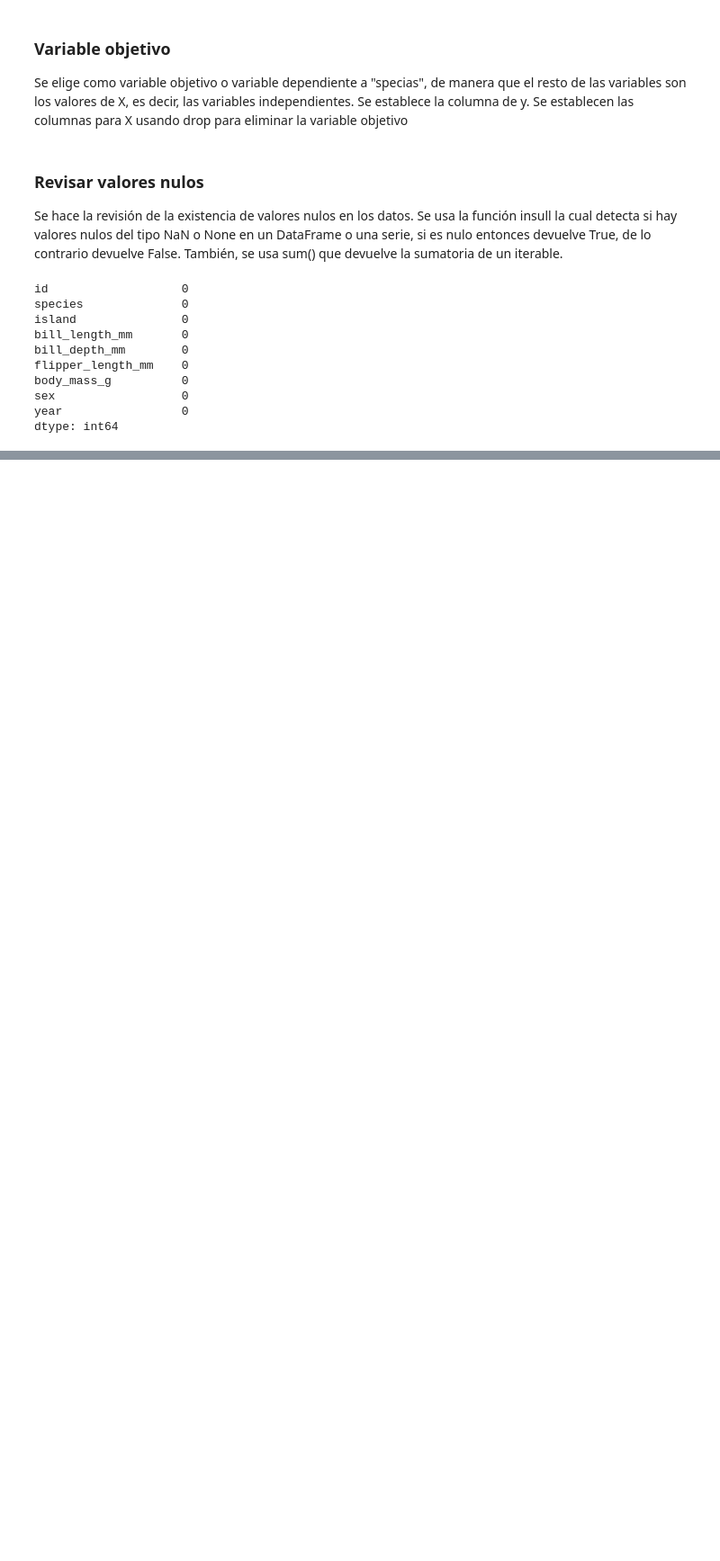
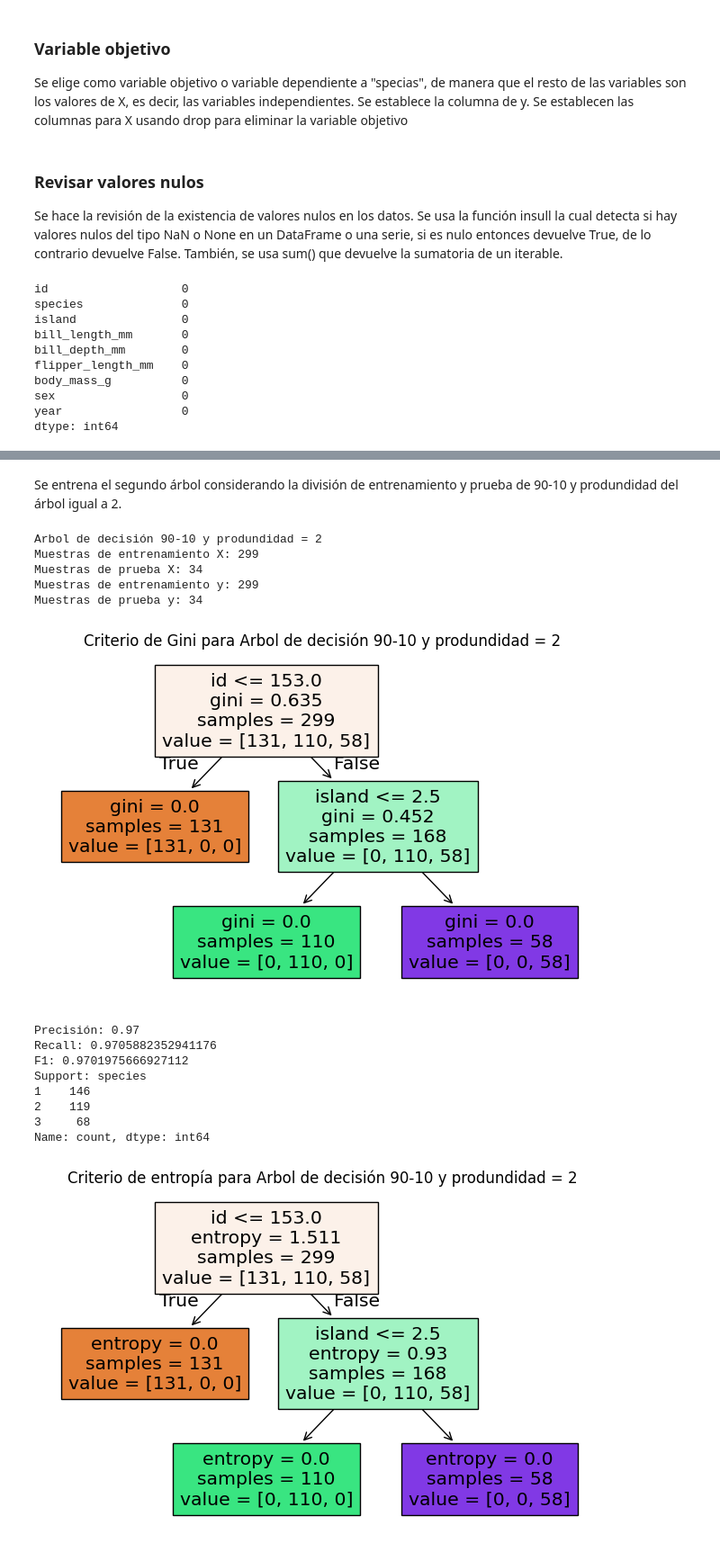
Before and after one commit to vanessalugo04/Analitica_Avanzada_Datos, a Jupyter notebook: arbol_decision.ipynb, the cells around one changed output, grey strips where cells are left out. Shown at 90% size. Drawn from its saved outputs; the diff is of its cells as text; code cells hidden in the pictures; blank space fills up the shorter version.

```diff
--- a/arbol_decision.ipynb
+++ b/arbol_decision.ipynb
@@ -190,0 +179,20 @@ Para concluir, se puede observar que el primer árbol de decisión que tiene com
+# %% [markdown]
+Se entrena el segundo árbol considerando la división de entrenamiento y prueba de 90-10 y produndidad del árbol igual a 2.
+# %%
+arbol2 = arbol(0.10, 2, 'Arbol de decisión 90-10 y produndidad = 2')
+# %% [output]
+Arbol de decisión 90-10 y produndidad = 2
+Muestras de entrenamiento X: 299
+Muestras de prueba X: 34
+Muestras de entrenamiento y: 299
+Muestras de prueba y: 34
+[figure, added]
+Precisión: 0.97
+Recall: 0.9705882352941176
+F1: 0.9701975666927112
+Support: species
+1    146
+2    119
+3     68
+Name: count, dtype: int64
+[figure, added]
```
Also changed, not shown: parts of 38 cells of this notebook, 1 other file.
